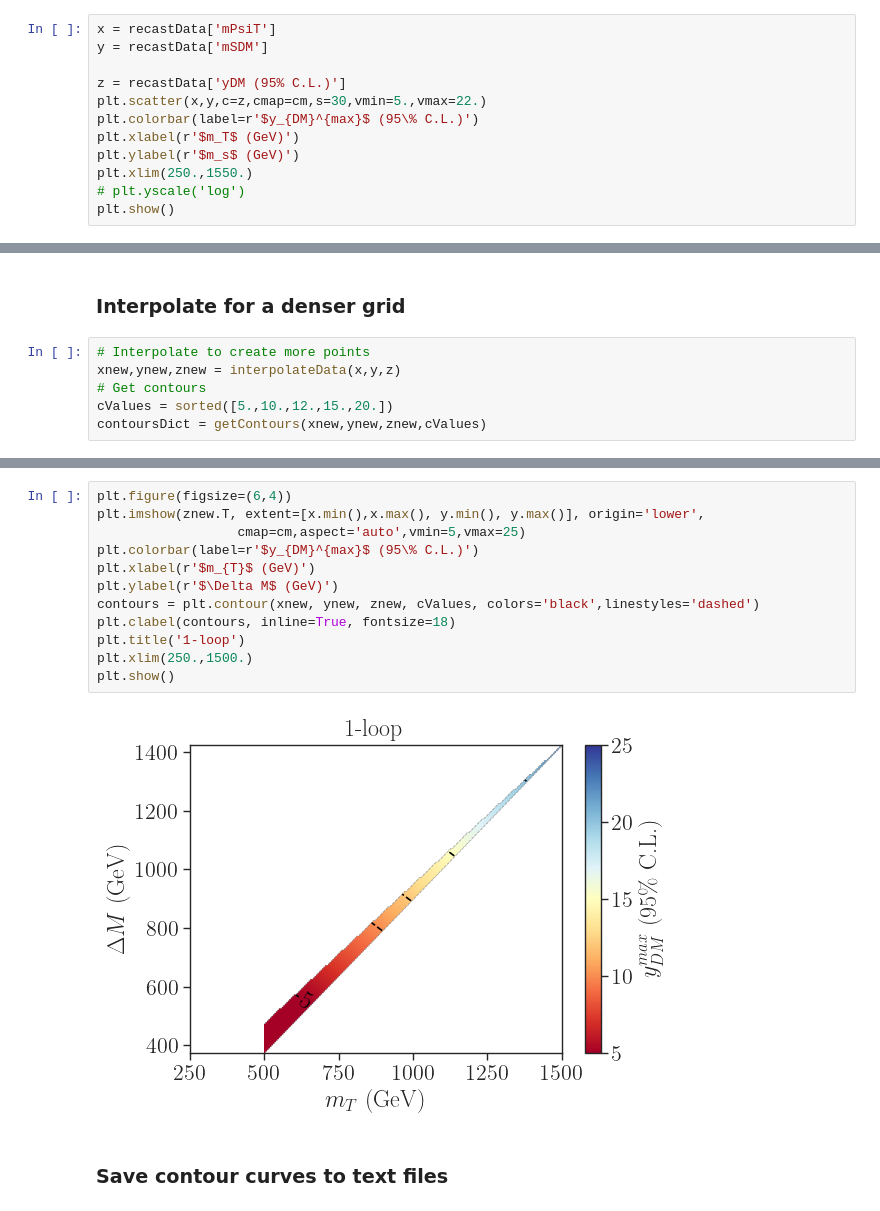
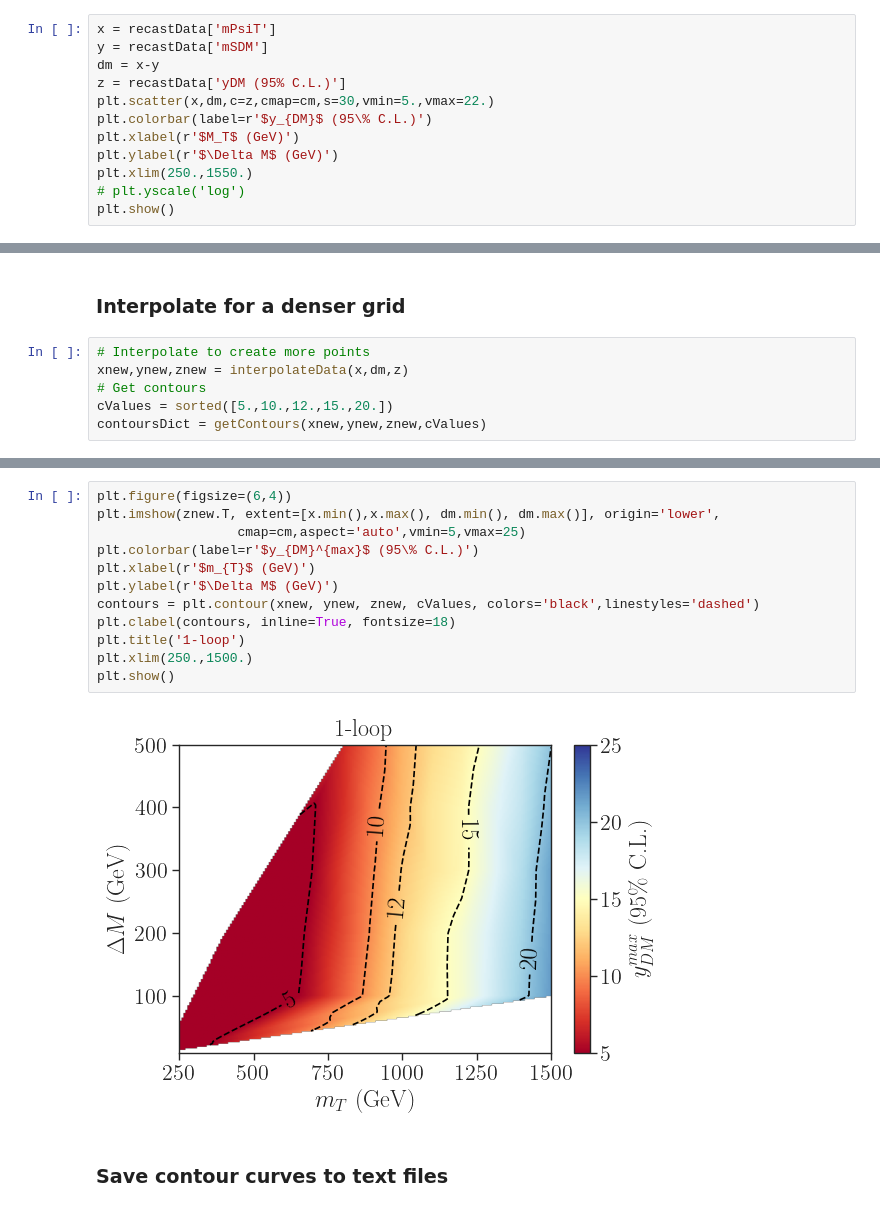
Before and after one commit to viniciusrocca/EFT_ToyModel, a Jupyter notebook: Recast_CMS/plotExclusion-CMS_mtt-1loop.ipynb, the cells around one changed output, grey strips where cells are left out. Drawn from its saved outputs; the diff is of its cells as text.

Commit message:
New data for limits

```diff
--- a/Recast_CMS/plotExclusion-CMS_mtt-1loop.ipynb
+++ b/Recast_CMS/plotExclusion-CMS_mtt-1loop.ipynb
@@ -32,12 +51,12 @@ recastData = pd.read_pickle('limits_cms_top_20_001.pcl')
 # %%
 x = recastData['mPsiT']
 y = recastData['mSDM']
-
+dm = x-y
 z = recastData['yDM (95% C.L.)']
-plt.scatter(x,y,c=z,cmap=cm,s=30,vmin=5.,vmax=22.)
-plt.colorbar(label=r'$y_{DM}^{max}$ (95\% C.L.)')
-plt.xlabel(r'$m_T$ (GeV)')
-plt.ylabel(r'$m_s$ (GeV)')
+plt.scatter(x,dm,c=z,cmap=cm,s=30,vmin=5.,vmax=22.)
+plt.colorbar(label=r'$y_{DM}$ (95\% C.L.)')
+plt.xlabel(r'$M_T$ (GeV)')
+plt.ylabel(r'$\Delta M$ (GeV)')
 plt.xlim(250.,1550.)
 # plt.yscale('log')
 plt.show()
@@ -47,7 +66,7 @@ plt.show()
 ### Interpolate for a denser grid
 # %%
 # Interpolate to create more points
-xnew,ynew,znew = interpolateData(x,y,z)
+xnew,ynew,znew = interpolateData(x,dm,z)
 # Get contours
 cValues = sorted([5.,10.,12.,15.,20.])
 contoursDict = getContours(xnew,ynew,znew,cValues)
@@ -78,17 +99,17 @@ recastData[recastData['mPsiT'] ==500.][['mPsiT','mSDM','yDM (95% C.L.)']]
 # %%
 plt.figure(figsize=(6,4))
-plt.imshow(znew.T, extent=[x.min(),x.max(), y.min(), y.max()], origin='lower',
+plt.imshow(znew.T, extent=[x.min(),x.max(), dm.min(), dm.max()], origin='lower',
                   cmap=cm,aspect='auto',vmin=5,vmax=25)
 plt.colorbar(label=r'$y_{DM}^{max}$ (95\% C.L.)')
 plt.xlabel(r'$m_{T}$ (GeV)')
 plt.ylabel(r'$\Delta M$ (GeV)')
 contours = plt.contour(xnew, ynew, znew, cValues, colors='black',linestyles='dashed')
 plt.clabel(contours, inline=True, fontsize=18)
 plt.title('1-loop')
 plt.xlim(250.,1500.)
 plt.show()
 # %% [output]
-[figure, old version]
+[figure, new version]
 # %% [markdown]
 ### Save contour curves to text files
 # %%
```
Also changed, not shown: parts of 5 cells of this notebook, 10 other files.
